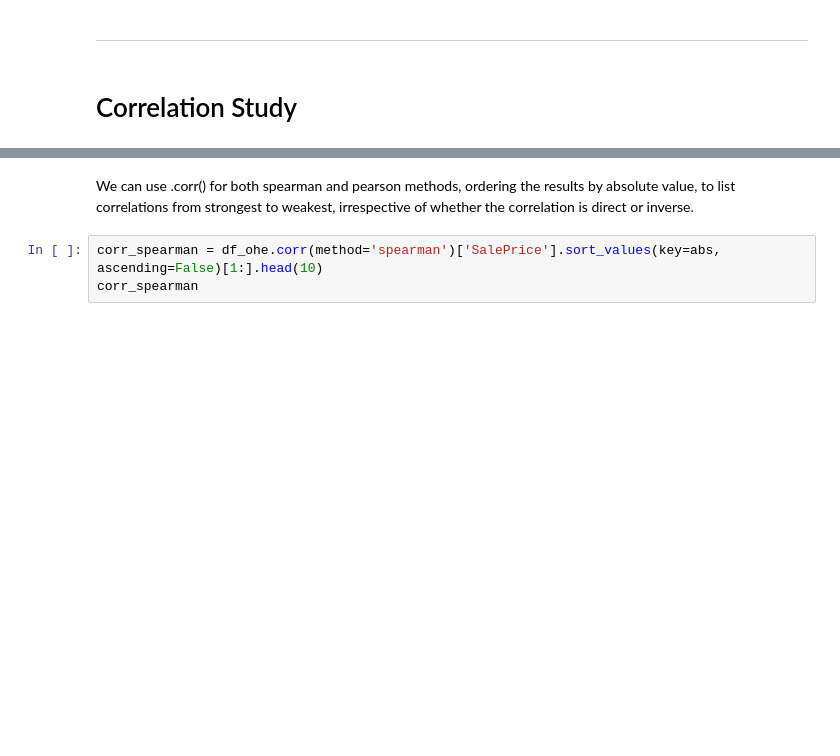
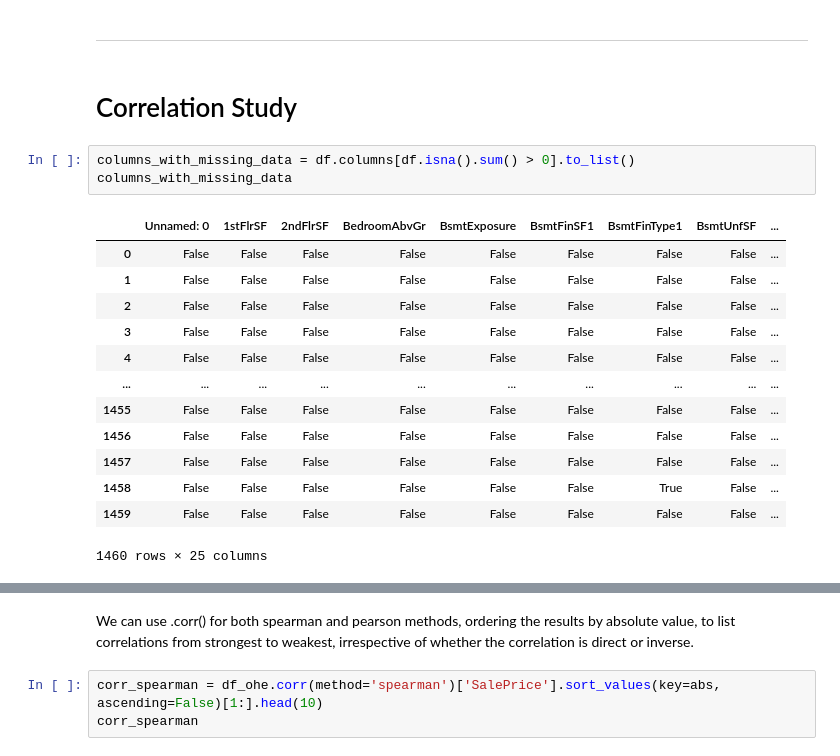
Before and after one commit to johnrearden/pa_heritage_housing, a Jupyter notebook: jupyter_notebooks/2_Correlation_Study.ipynb, the cells around one changed output, grey strips where cells are left out. Cells and saved outputs as stored; diff of their text form; blank space fills up the shorter version.

```diff
--- a/jupyter_notebooks/2_Correlation_Study.ipynb
+++ b/jupyter_notebooks/2_Correlation_Study.ipynb
@@ -48,6 +70,23 @@ df.head(4)
 ---
 # %% [markdown]
 # Correlation Study
+# %%
+columns_with_missing_data = df.columns[df.isna().sum() > 0].to_list()
+columns_with_missing_data
+# %% [output]
+|  | Unnamed: 0 | 1stFlrSF | 2ndFlrSF | BedroomAbvGr | BsmtExposure | BsmtFinSF1 | BsmtFinType1 | BsmtUnfSF | ... |
+| 0 | False | False | False | False | False | False | False | False | ... |
+| 1 | False | False | False | False | False | False | False | False | ... |
+| 2 | False | False | False | False | False | False | False | False | ... |
+| 3 | False | False | False | False | False | False | False | False | ... |
+| 4 | False | False | False | False | False | False | False | False | ... |
+| ... | ... | ... | ... | ... | ... | ... | ... | ... | ... |
+| 1455 | False | False | False | False | False | False | False | False | ... |
+| 1456 | False | False | False | False | False | False | False | False | ... |
+| 1457 | False | False | False | False | False | False | False | False | ... |
+| 1458 | False | False | False | False | False | False | True | False | ... |
+| 1459 | False | False | False | False | False | False | False | False | ... |
+1460 rows × 25 columns
 # %%
 from feature_engine.encoding import OneHotEncoder
 encoder = OneHotEncoder(variables=df.columns[df.dtypes=='object'].to_list(), drop_last=False)
```
Also changed, not shown: parts of 5 cells of this notebook, 4 other files.
